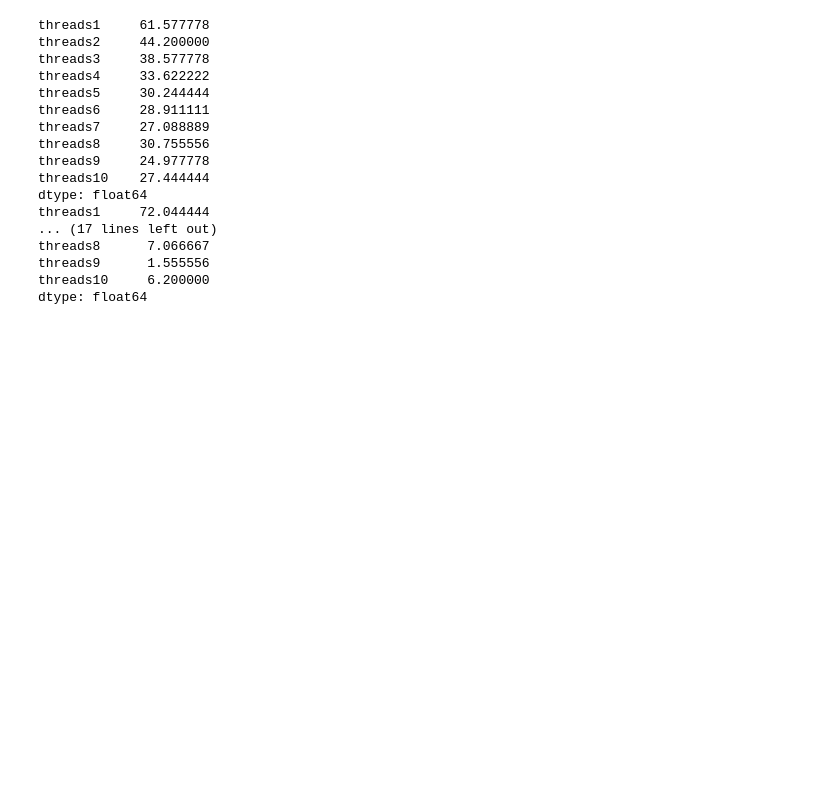
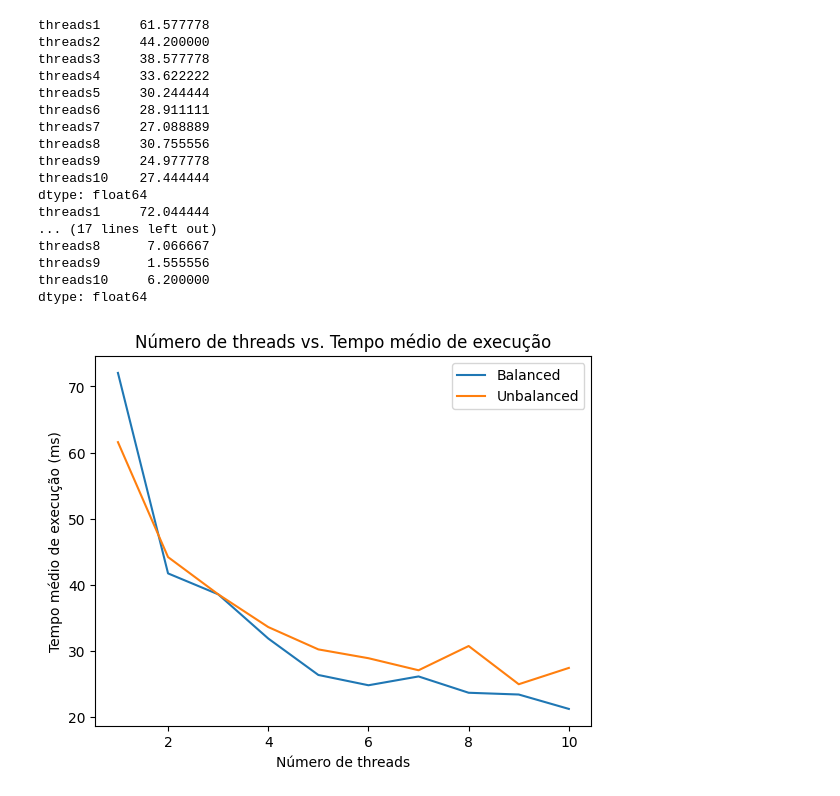
Before and after one commit to GabrielJP314/ControlMechanisms-ScalableComputing, a Jupyter notebook: convert_data.ipynb, the cells around one changed output. Cells and saved outputs as stored; diff of their text form; code cells hidden in the pictures; blank space fills up the shorter version.

```diff
--- a/convert_data.ipynb
+++ b/convert_data.ipynb
@@ -75,3 +75,22 @@ threads8      7.066667
 threads9      1.555556
 threads10     6.200000
 dtype: float64
+# %%
+import numpy as np
+import matplotlib.pyplot as plt
+
+balanced = np.loadtxt(open("balanced.csv", "rb"), delimiter=",", skiprows=1)
+unbalanced = np.loadtxt(open("unbalanced.csv", "rb"), delimiter=",", skiprows=1)
+
+balanced_mean = np.mean(balanced, axis=0)
+unbalanced_mean = np.mean(unbalanced, axis=0)
+
+plt.title("Número de threads vs. Tempo médio de execução")
+plt.xlabel("Número de threads")
+plt.ylabel("Tempo médio de execução (ms)")
+plt.plot(np.linspace(1, 10, 10), balanced_mean, label="Balanced")
+plt.plot(np.linspace(1, 10, 10), unbalanced_mean, label="Unbalanced")
+plt.legend()
+plt.show()
+# %% [output]
+[figure, added]
```
Also changed, not shown: 2 other files.
